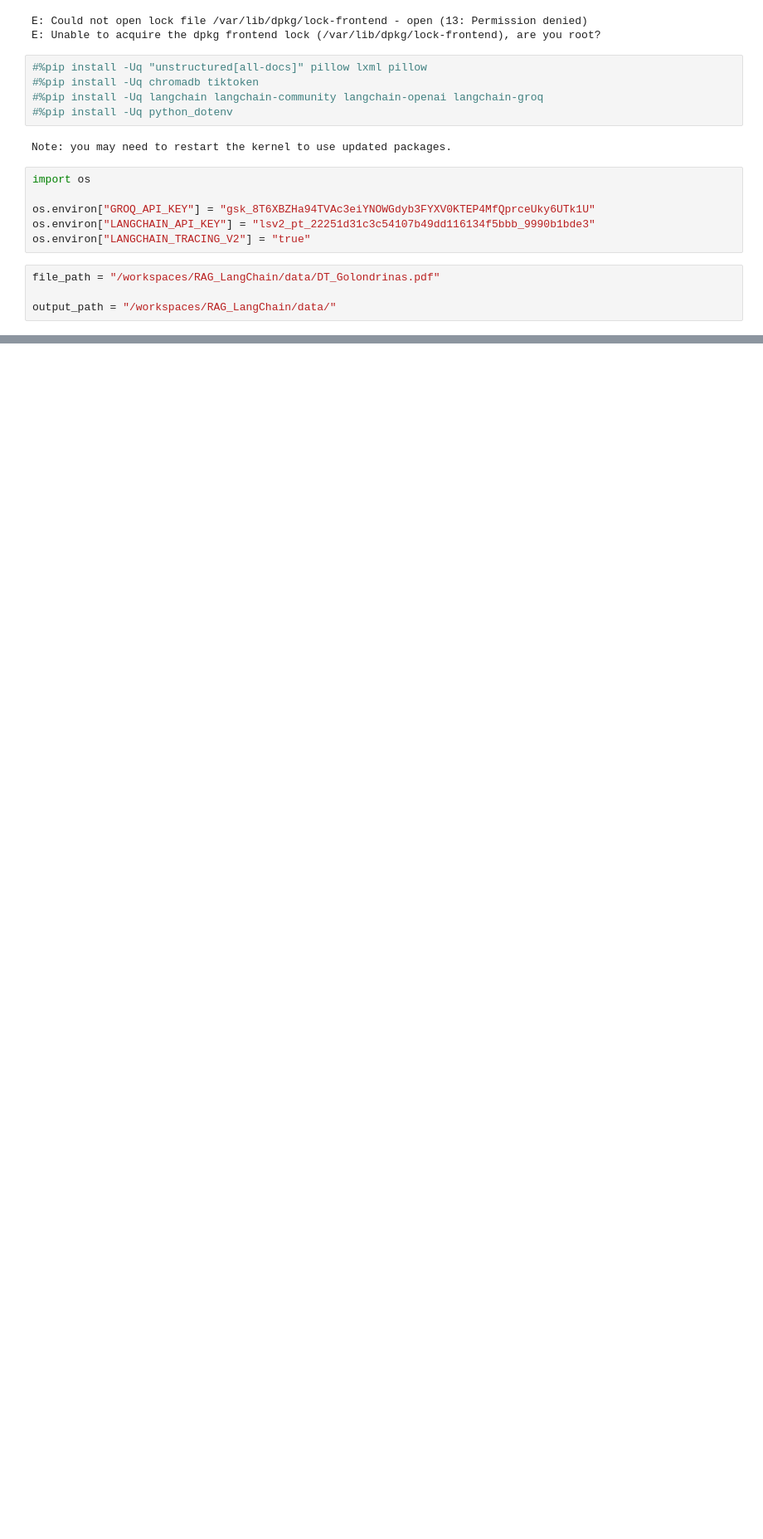
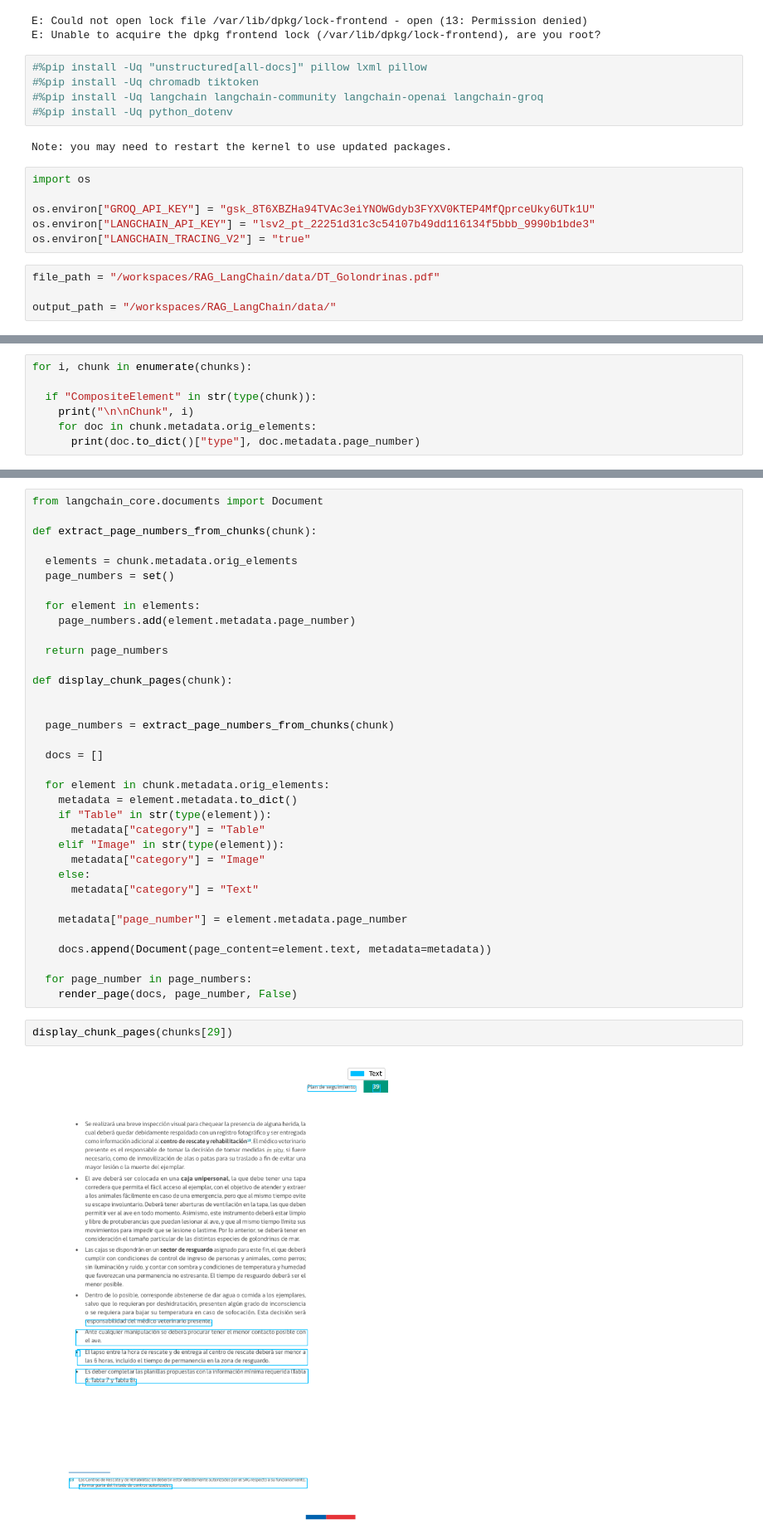
Before and after one commit to FelipeAriasT/RAG_LangChain, a Jupyter notebook: template_v1.ipynb, the cells around one changed output, grey strips where cells are left out. Shown at 83% size. Drawn from its saved outputs; the diff is of its cells as text; blank space fills up the shorter version.

Commit message:
resumir codigo y guardar chunks

```diff
--- a/template_v1.ipynb
+++ b/template_v1.ipynb
@@ -46,0 +170,7 @@ KeyboardInterrupt:
+# %%
+for i, chunk in enumerate(chunks):
+
+  if "CompositeElement" in str(type(chunk)):
+    print("\n\nChunk", i)
+    for doc in chunk.metadata.orig_elements:
+      print(doc.to_dict()["type"], doc.metadata.page_number)
@@ -46,0 +213,39 @@ KeyboardInterrupt:
+# %%
+from langchain_core.documents import Document
+
+def extract_page_numbers_from_chunks(chunk):
+
+  elements = chunk.metadata.orig_elements
+  page_numbers = set()
+
+  for element in elements:
+    page_numbers.add(element.metadata.page_number)
+
+  return page_numbers
+
+def display_chunk_pages(chunk):
+
+
+  page_numbers = extract_page_numbers_from_chunks(chunk)
+
+  docs = []
+
+  for element in chunk.metadata.orig_elements:
+    metadata = element.metadata.to_dict()
+    if "Table" in str(type(element)):
+      metadata["category"] = "Table"
+    elif "Image" in str(type(element)):
+      metadata["category"] = "Image"
+    else:
+      metadata["category"] = "Text"
+
+    metadata["page_number"] = element.metadata.page_number
+
+    docs.append(Document(page_content=element.text, metadata=metadata))
+
+  for page_number in page_numbers:
+    render_page(docs, page_number, False)
+# %%
+display_chunk_pages(chunks[29])
+# %% [output]
+[figure, added]
```
Also changed, not shown: parts of 12 cells of this notebook, 1 other file.
